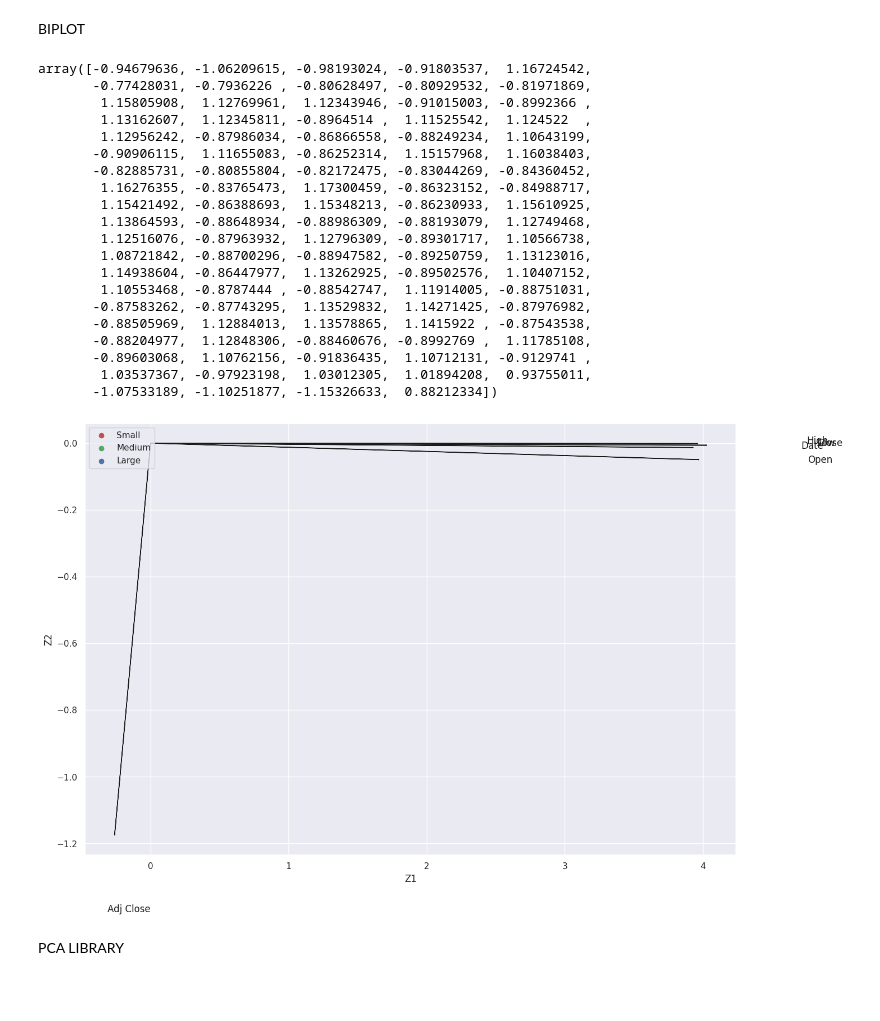
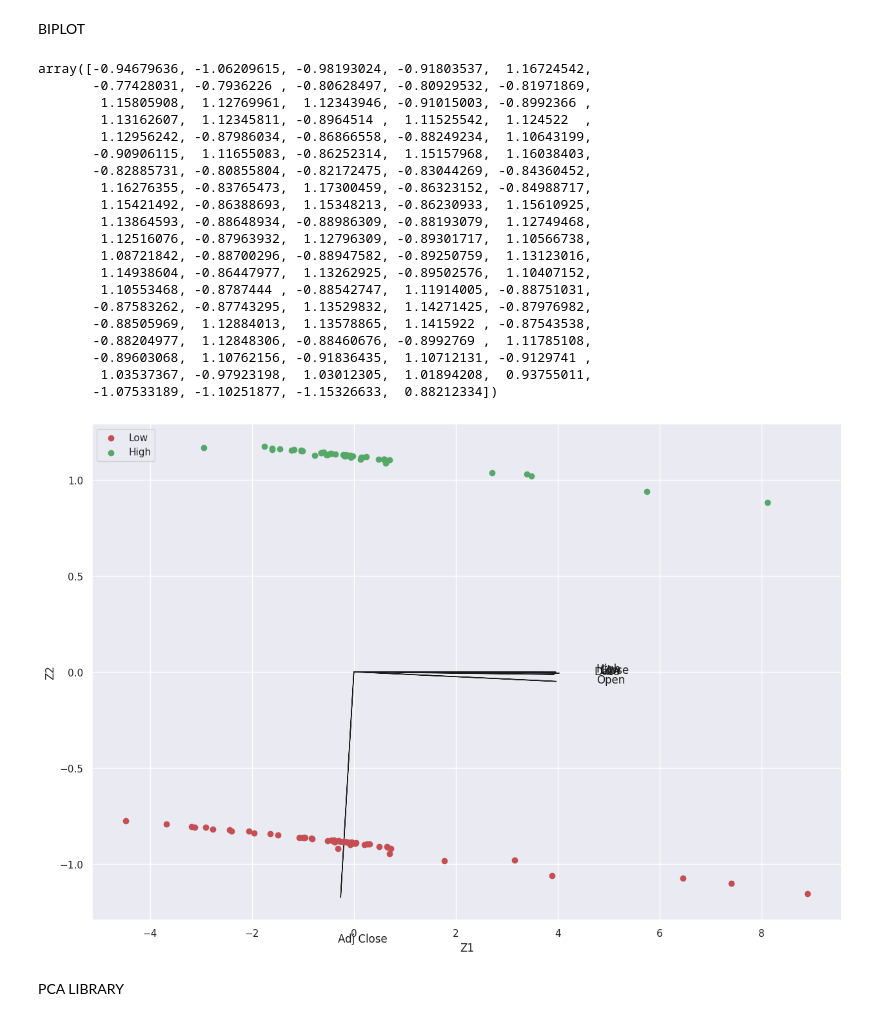
Before and after one commit to varshithagopu12/6220, a Jupyter notebook: 6220.ipynb, the cells around one changed output. Cells and saved outputs as stored; diff of their text form; code cells hidden in the pictures; blank space fills up the shorter version.

```diff
--- a/6220.ipynb
+++ b/6220.ipynb
@@ -328,37 +309,36 @@ plt.ylabel('Z2')
 for i in range(len(A1)):
 # arrows project features as vectors onto PC axes
   plt.arrow(0, 0, A1[i]*max(Z1), A2[i]*max(Z2), color='k', width=0.0005, head_width=0.0025)
   plt.text(A1[i]*max(Z1)*1.2, A2[i]*max(Z2)*1.2,variables[i], color='k')
 
-plt.scatter(Z[idx_Small,0], Z[idx_Small,1], c='r', label='Small')
-plt.scatter(Z[idx_Medium,0], Z[idx_Medium,1], c='g', label='Medium')
-plt.scatter(Z[idx_Large,0], Z[idx_Large,1], c='b', label='Large')
+plt.scatter(Z[idx_Low,0], Z[idx_Low,1], c='r', label='Low')
+plt.scatter(Z[idx_High,0], Z[idx_High,1], c='g', label='High')
 
 plt.legend(loc='upper left')
 Z1
 Z2
 # %% [output]
 array([-0.94679636, -1.06209615, -0.98193024, -0.91803537,  1.16724542,
        -0.77428031, -0.7936226 , -0.80628497, -0.80929532, -0.81971869,
         1.15805908,  1.12769961,  1.12343946, -0.91015003, -0.8992366 ,
         1.13162607,  1.12345811, -0.8964514 ,  1.11525542,  1.124522  ,
         1.12956242, -0.87986034, -0.86866558, -0.88249234,  1.10643199,
        -0.90906115,  1.11655083, -0.86252314,  1.15157968,  1.16038403,
        -0.82885731, -0.80855804, -0.82172475, -0.83044269, -0.84360452,
         1.16276355, -0.83765473,  1.17300459, -0.86323152, -0.84988717,
         1.15421492, -0.86388693,  1.15348213, -0.86230933,  1.15610925,
         1.13864593, -0.88648934, -0.88986309, -0.88193079,  1.12749468,
         1.12516076, -0.87963932,  1.12796309, -0.89301717,  1.10566738,
         1.08721842, -0.88700296, -0.88947582, -0.89250759,  1.13123016,
         1.14938604, -0.86447977,  1.13262925, -0.89502576,  1.10407152,
         1.10553468, -0.8787444 , -0.88542747,  1.11914005, -0.88751031,
        -0.87583262, -0.87743295,  1.13529832,  1.14271425, -0.87976982,
        -0.88505969,  1.12884013,  1.13578865,  1.1415922 , -0.87543538,
        -0.88204977,  1.12848306, -0.88460676, -0.8992769 ,  1.11785108,
        -0.89603068,  1.10762156, -0.91836435,  1.10712131, -0.9129741 ,
         1.03537367, -0.97923198,  1.03012305,  1.01894208,  0.93755011,
        -1.07533189, -1.10251877, -1.15326633,  0.88212334])
-[figure, old version]
+[figure, new version]
 # %% [markdown]
 PCA LIBRARY
 # %%
```
Also changed, not shown: parts of 27 cells of this notebook.
